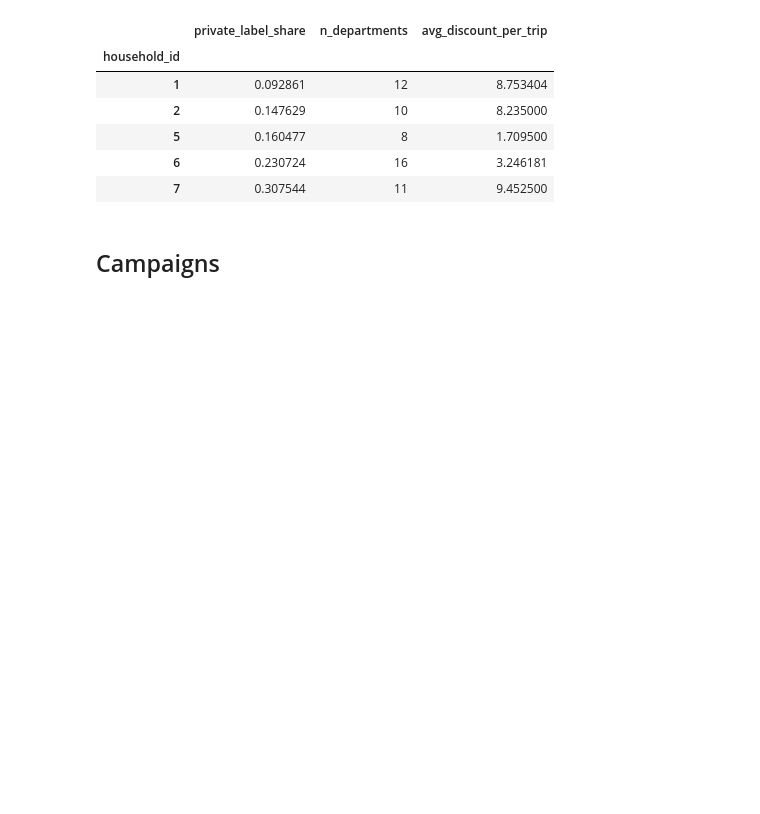
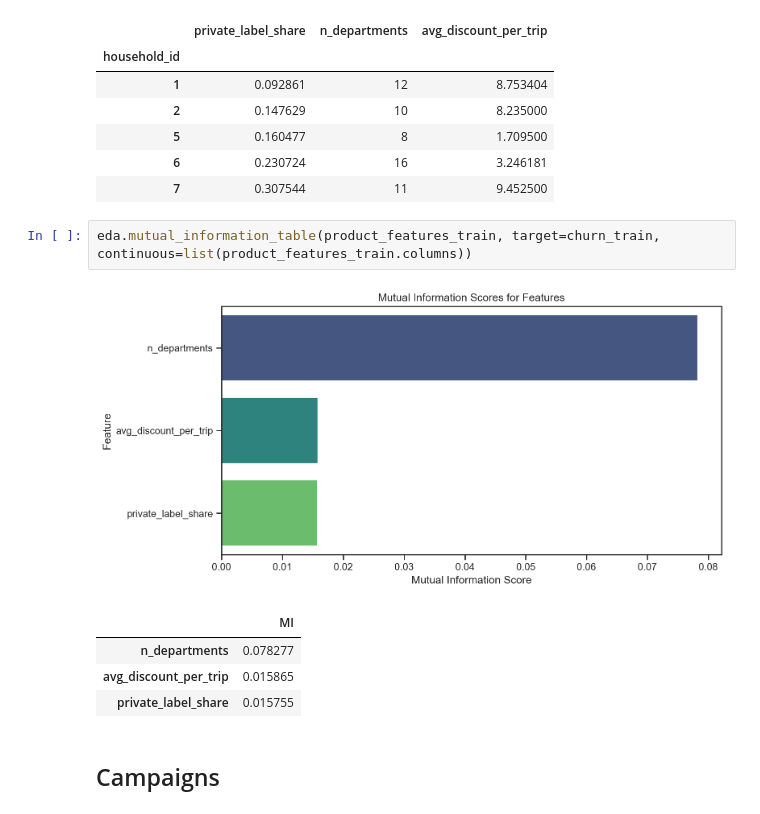
Before and after one commit to Kasperclowes/QBUS3820-Group-Assignment, a Jupyter notebook: RUN.ipynb, the cells around one changed output. Cells and saved outputs as stored; diff of their text form; blank space fills up the shorter version.

```diff
--- a/RUN.ipynb
+++ b/RUN.ipynb
@@ -444,6 +444,14 @@ product_features_train.head()
 | 5 | 0.160477 | 8 | 1.709500 |
 | 6 | 0.230724 | 16 | 3.246181 |
 | 7 | 0.307544 | 11 | 9.452500 |
+# %%
+eda.mutual_information_table(product_features_train, target=churn_train, continuous=list(product_features_train.columns))
+# %% [output]
+[figure, added]
+|  | MI |
+| n_departments | 0.078277 |
+| avg_discount_per_trip | 0.015865 |
+| private_label_share | 0.015755 |
 # %% [markdown]
 ## Campaigns
 # %%
```
Also changed, not shown: parts of 2 cells of this notebook.
